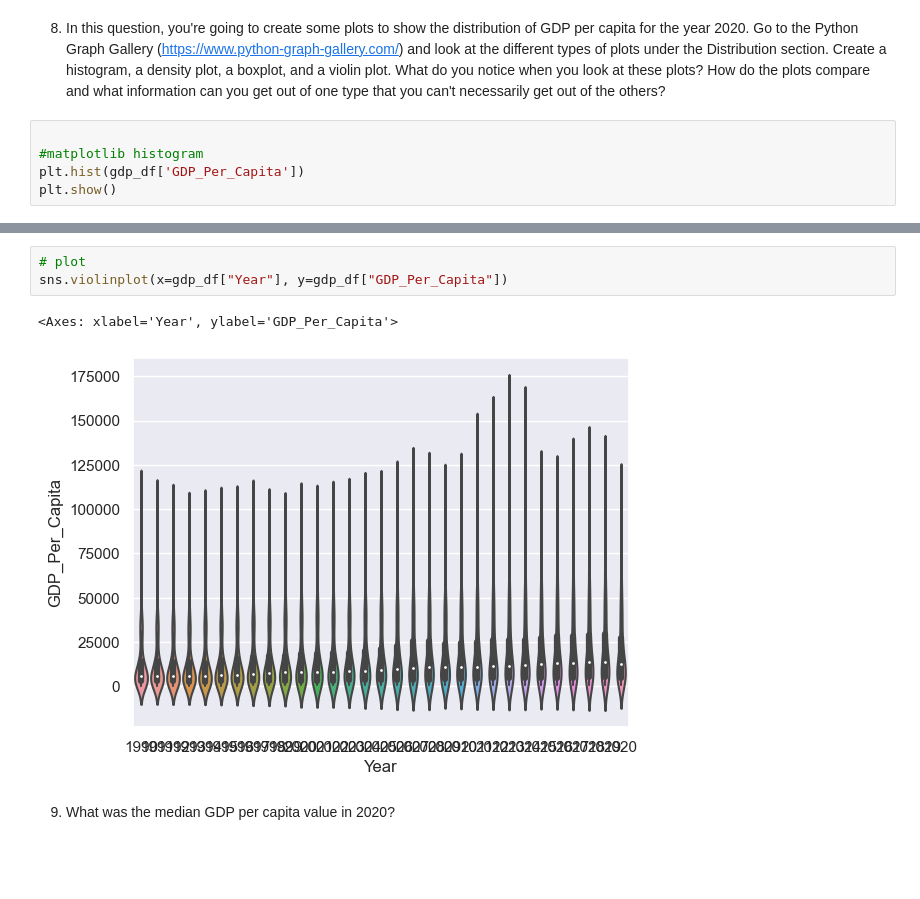
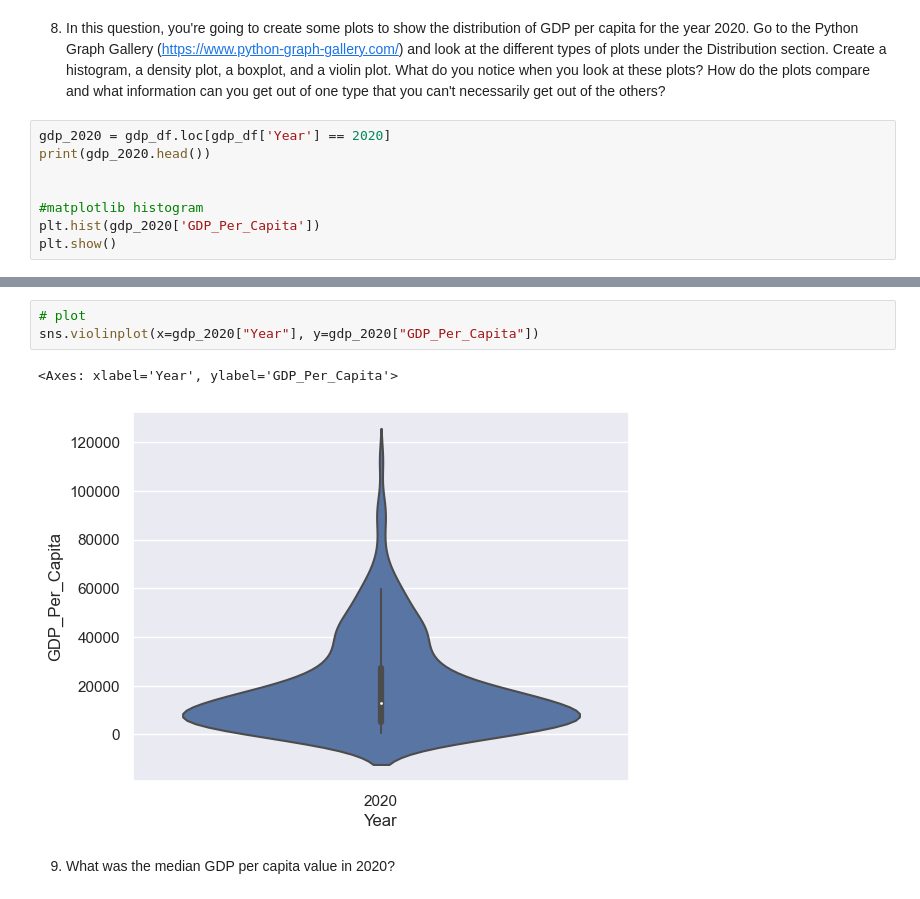
Before and after one commit to Erica-Ranck/gdp-and-internet-usage-Erica-Exotica, a Jupyter notebook: notebooks/gdp.ipynb, the cells around one changed output, grey strips where cells are left out. Cells and saved outputs as stored; diff of their text form; blank space fills up the shorter version.

```diff
--- a/notebooks/gdp.ipynb
+++ b/notebooks/gdp.ipynb
@@ -93,8 +93,11 @@ memory usage: 3.8+ KB
 # %% [markdown]
 8. In this question, you're going to create some plots to show the distribution of GDP per capita for the year 2020. Go to the Python Graph Gallery (https://www.python-graph-gallery.com/) and look at the different types of plots under the Distribution section. Create a histogram, a density plot, a boxplot, and a violin plot. What do you notice when you look at these plots? How do the plots compare and what information can you get out of one type that you can't necessarily get out of the others?
 # %%
+gdp_2020 = gdp_df.loc[gdp_df['Year'] == 2020]
+print(gdp_2020.head())
+
 
 #matplotlib histogram
-plt.hist(gdp_df['GDP_Per_Capita'])
+plt.hist(gdp_2020['GDP_Per_Capita'])
 plt.show()
 # %% [output]
@@ -121,9 +130,9 @@ plt.show()
 # %%
 # plot
-sns.violinplot(x=gdp_df["Year"], y=gdp_df["GDP_Per_Capita"])
+sns.violinplot(x=gdp_2020["Year"], y=gdp_2020["GDP_Per_Capita"])
 # %% [output]
 <Axes: xlabel='Year', ylabel='GDP_Per_Capita'>
-[figure, old version]
+[figure, new version]
 # %% [markdown]
 9. What was the median GDP per capita value in 2020?
 # %%
```
Also changed, not shown: parts of 7 cells of this notebook.
